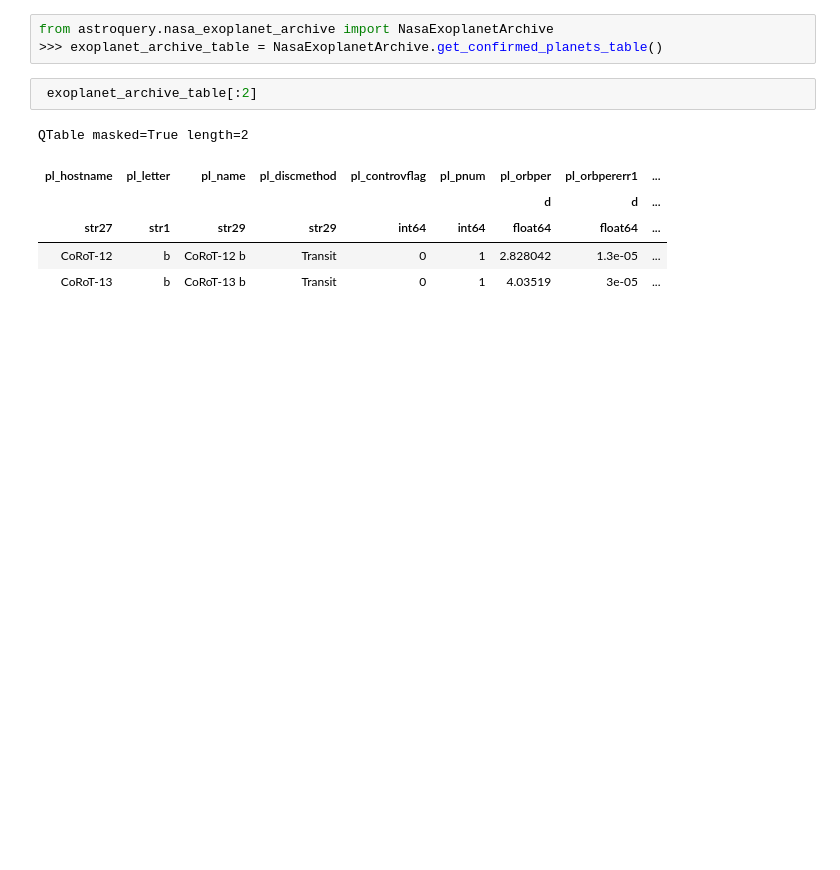
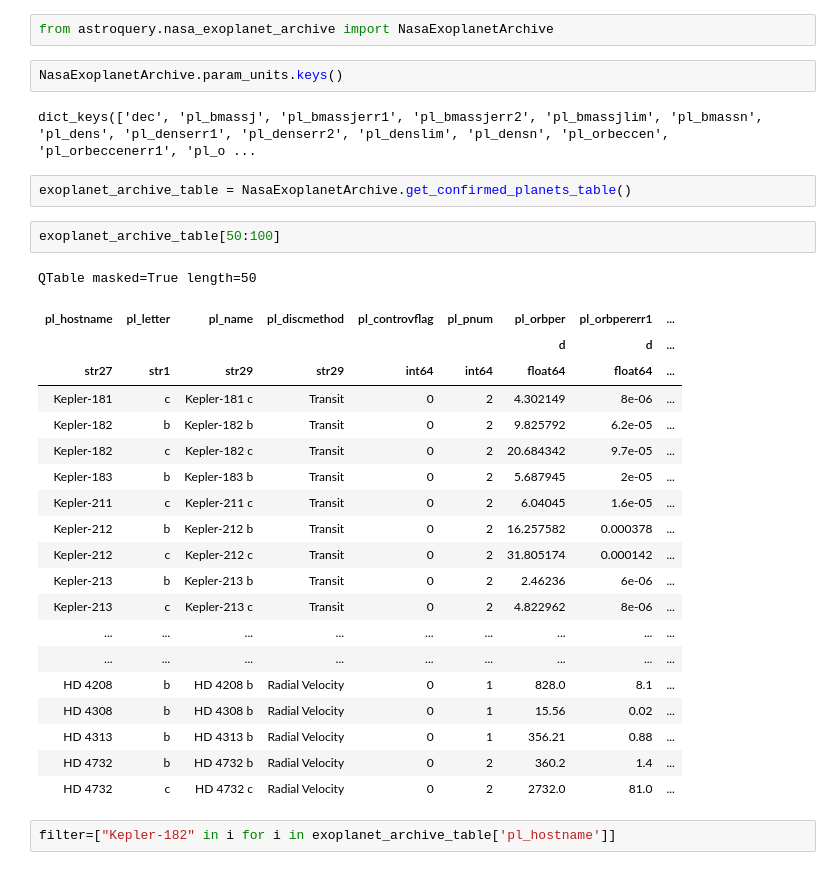
Before and after one commit to Lorenarz/Nasa_Exoplanets, a Jupyter notebook: Nasa Exoplanets.ipynb, the cells around one changed output. Cells and saved outputs as stored; diff of their text form; blank space fills up the shorter version.

```diff
--- a/Nasa Exoplanets.ipynb
+++ b/Nasa Exoplanets.ipynb
@@ -1,12 +1,33 @@
 # %%
 from astroquery.nasa_exoplanet_archive import NasaExoplanetArchive
->>> exoplanet_archive_table = NasaExoplanetArchive.get_confirmed_planets_table()
-# %%
- exoplanet_archive_table[:2]
-# %% [output]
-QTable masked=True length=2
-| pl_hostname | pl_letter | pl_name | pl_discmethod | pl_controvflag | pl_pnum | pl_orbper | pl_orbpererr1 | ... |
-|  |  |  |  |  |  | d | d | ... |
-| str27 | str1 | str29 | str29 | int64 | int64 | float64 | float64 | ... |
-| CoRoT-12 | b | CoRoT-12 b | Transit | 0 | 1 | 2.828042 | 1.3e-05 | ... |
-| CoRoT-13 | b | CoRoT-13 b | Transit | 0 | 1 | 4.03519 | 3e-05 | ... |
+# %%
+NasaExoplanetArchive.param_units.keys()
+# %% [output]
+dict_keys(['dec', 'pl_bmassj', 'pl_bmassjerr1', 'pl_bmassjerr2', 'pl_bmassjlim', 'pl_bmassn', 'pl_dens', 'pl_denserr1', 'pl_denserr2', 'pl_denslim', 'pl_densn', 'pl_orbeccen', 'pl_orbeccenerr1', 'pl_o ...
+# %%
+exoplanet_archive_table = NasaExoplanetArchive.get_confirmed_planets_table()
+# %%
+exoplanet_archive_table[50:100]
+# %% [output]
+QTable masked=True length=50
+| pl_hostname | pl_letter | pl_name | pl_discmethod | pl_controvflag | pl_pnum | pl_orbper | pl_orbpererr1 | ... |
+|  |  |  |  |  |  | d | d | ... |
+| str27 | str1 | str29 | str29 | int64 | int64 | float64 | float64 | ... |
+| Kepler-181 | c | Kepler-181 c | Transit | 0 | 2 | 4.302149 | 8e-06 | ... |
+| Kepler-182 | b | Kepler-182 b | Transit | 0 | 2 | 9.825792 | 6.2e-05 | ... |
+| Kepler-182 | c | Kepler-182 c | Transit | 0 | 2 | 20.684342 | 9.7e-05 | ... |
+| Kepler-183 | b | Kepler-183 b | Transit | 0 | 2 | 5.687945 | 2e-05 | ... |
+| Kepler-211 | c | Kepler-211 c | Transit | 0 | 2 | 6.04045 | 1.6e-05 | ... |
+| Kepler-212 | b | Kepler-212 b | Transit | 0 | 2 | 16.257582 | 0.000378 | ... |
+| Kepler-212 | c | Kepler-212 c | Transit | 0 | 2 | 31.805174 | 0.000142 | ... |
+| Kepler-213 | b | Kepler-213 b | Transit | 0 | 2 | 2.46236 | 6e-06 | ... |
+| Kepler-213 | c | Kepler-213 c | Transit | 0 | 2 | 4.822962 | 8e-06 | ... |
+| ... | ... | ... | ... | ... | ... | ... | ... | ... |
+| ... | ... | ... | ... | ... | ... | ... | ... | ... |
+| HD 4208 | b | HD 4208 b | Radial Velocity | 0 | 1 | 828.0 | 8.1 | ... |
+| HD 4308 | b | HD 4308 b | Radial Velocity | 0 | 1 | 15.56 | 0.02 | ... |
+| HD 4313 | b | HD 4313 b | Radial Velocity | 0 | 1 | 356.21 | 0.88 | ... |
+| HD 4732 | b | HD 4732 b | Radial Velocity | 0 | 2 | 360.2 | 1.4 | ... |
+| HD 4732 | c | HD 4732 c | Radial Velocity | 0 | 2 | 2732.0 | 81.0 | ... |
+# %%
+filter=["Kepler-182" in i for i in exoplanet_archive_table['pl_hostname']]
```
Also changed, not shown: parts of 11 cells of this notebook.
